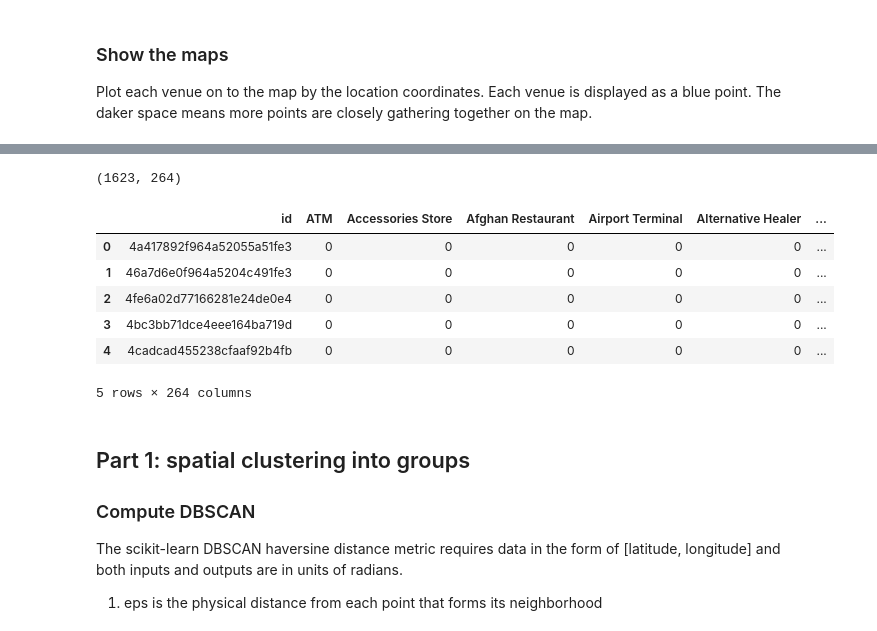
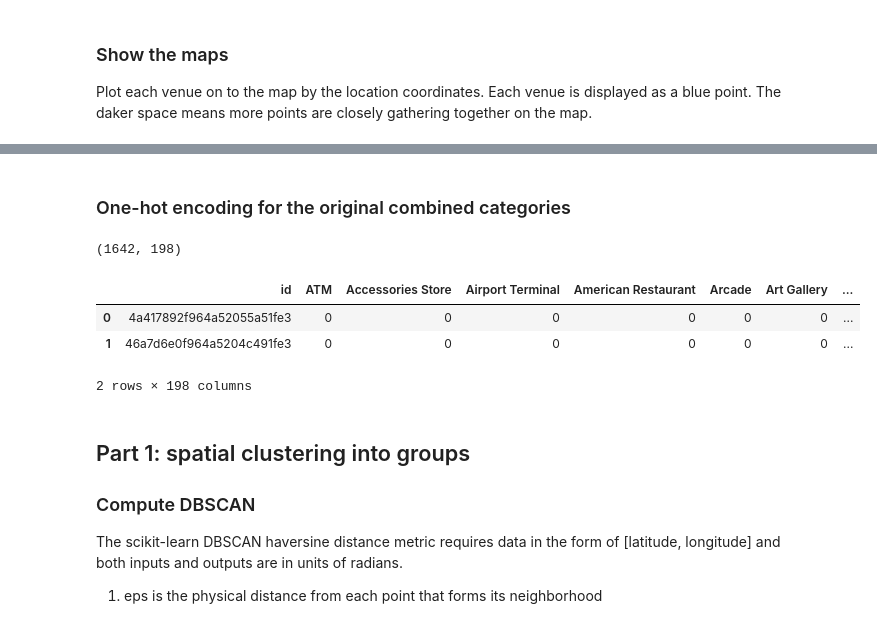
Before and after one commit to nji3/Coursera_Capstone, a Jupyter notebook: Neighborhoods_in_West_Los_Angeles.ipynb, the cells around one changed output, grey strips where cells are left out. Saved outputs shown, nothing was run; the diff lists cells and outputs as text; code cells hidden in the pictures.

```diff
--- a/Neighborhoods_in_West_Los_Angeles.ipynb
+++ b/Neighborhoods_in_West_Los_Angeles.ipynb
@@ -174,0 +183,25 @@ There are 263 unqiue categories in total. After the one-hot encoding, the catego
+# %%
+# Copy of the categories
+categories_counts = dat.categories.value_counts()
+categories = dat.categories.copy(deep=False)
+
+# Combining redudant categories
+for i in range(len(categories)):
+  if 'Pub' in categories[i] or 'Bar' in categories[i] or 'Club' in categories[i] or 'Speakeasy' in categories[i]:
+    categories[i] = 'Bar, Pub & Club'
+  if 'Restaurant' in categories[i] and categories_counts[categories[i]] < 10:
+    categories[i] = 'Other Restaurant'
+  if 'Garden' in categories[i] or 'Park' in categories[i] or 'Landscaping' in categories[i]:
+    categories[i] = 'Landscape'
+  if 'School' in categories[i] or 'College' in categories[i]:
+    categories[i] = 'Education'
+  if 'Hotel' in categories[i] or 'Motel' in categories[i]:
+    categories[i] = 'Hotel'
+  if 'Gym' in categories[i] or 'Dance' in categories[i] or 'Recreation' in categories[i]:
+    categories[i] = 'Gym and Physics Training'
+
+# Plot the new top 25 categories
+print('Total Number of unqiue combined categories:', len(categories.value_counts()))
+plt.figure(figsize=(10,5))
+categories.value_counts()[:25].plot(kind='barh')
+plt.show()
@@ -174,0 +211,4 @@ There are 263 unqiue categories in total. After the one-hot encoding, the catego
+# %%
+# Add the new combined categories back to the dataset
+dat['combined_categories'] = categories
+dat.head(1)
@@ -175,27 +218,26 @@ There are 263 unqiue categories in total. After the one-hot encoding, the catego
+# %% [markdown]
+### One-hot encoding for the original combined categories
 # %%
 # one hot encoding
-dat_onehot = pd.get_dummies(dat[['categories']], prefix="", prefix_sep="")
+dat_onehot = pd.get_dummies(dat[['combined_categories']], prefix="", prefix_sep="")
 
 # add venue id column back to dataframe
 dat_onehot['id'] = dat['id']
 cols = list(dat_onehot.columns)
 n_idx = cols.index('id')
 cols[:n_idx] + cols[(n_idx+1):]
 
 # move neighborhood column to the first column
 fixed_columns = [cols[n_idx]] + cols[:n_idx] + cols[(n_idx+1):]
 dat_onehot = dat_onehot[fixed_columns]
 print(dat_onehot.shape)
-dat_onehot.head()
+dat_onehot.head(2)
 # %% [output]
-(1623, 264)
+(1642, 198)
-|  | id | ATM | Accessories Store | Afghan Restaurant | Airport Terminal | Alternative Healer | ... |
-| 0 | 4a417892f964a52055a51fe3 | 0 | 0 | 0 | 0 | 0 | ... |
-| 1 | 46a7d6e0f964a5204c491fe3 | 0 | 0 | 0 | 0 | 0 | ... |
-| 2 | 4fe6a02d77166281e24de0e4 | 0 | 0 | 0 | 0 | 0 | ... |
-| 3 | 4bc3bb71dce4eee164ba719d | 0 | 0 | 0 | 0 | 0 | ... |
-| 4 | 4cadcad455238cfaaf92b4fb | 0 | 0 | 0 | 0 | 0 | ... |
+|  | id | ATM | Accessories Store | Airport Terminal | American Restaurant | Arcade | Art Gallery | ... |
+| 0 | 4a417892f964a52055a51fe3 | 0 | 0 | 0 | 0 | 0 | 0 | ... |
+| 1 | 46a7d6e0f964a5204c491fe3 | 0 | 0 | 0 | 0 | 0 | 0 | ... |
-5 rows × 264 columns
+2 rows × 198 columns
 # %% [markdown]
 ## Part 1: spatial clustering into groups
 
```
Also changed, not shown: parts of 19 cells of this notebook.
